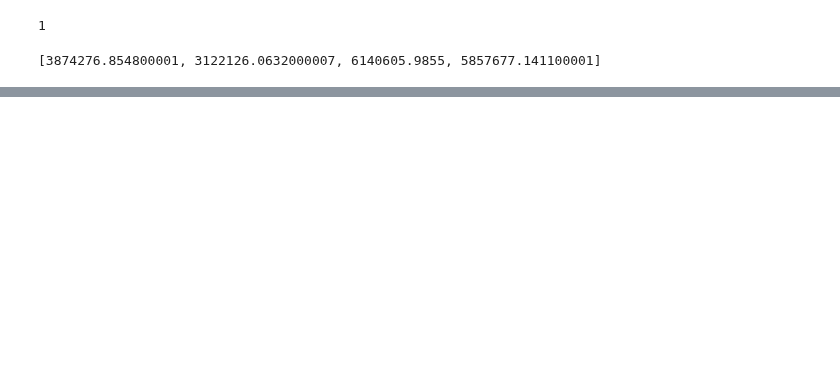
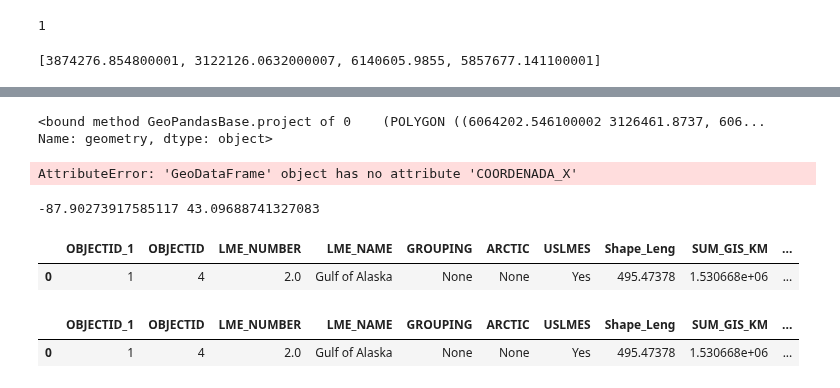
Before and after one commit to cgentemann/Biophysical, a Jupyter notebook: shapefile reading test code.ipynb, the cells around one changed output, grey strips where cells are left out. Saved outputs shown, nothing was run; the diff lists cells and outputs as text; code cells hidden in the pictures; blank space fills up the shorter version.

```diff
--- a/shapefile reading test code.ipynb
+++ b/shapefile reading test code.ipynb
@@ -124,0 +256,43 @@ sf.bbox
+# %%
+import geopandas as gpd
+data_dir = 'F:/data/NASA_biophysical/pices_shapefiles/'
+shp_file_base = 'PicesRegion11.shp'
+#pices projection is GCS_WGS_1984
+tmp = gpd.GeoDataFrame.from_file(data_dir+shp_file_base)
+#tmp.crs = {'init' :'WGS84'}
+tmp.crs = {'init' :'epsg:4326'}
+tmpWGS84 = tmp.to_crs({'proj':'longlat', 'ellps':'WGS84', 'datum':'WGS84'})
+#tmpWGS84.to_file(data_dir+shp_file_base+'.A')
+# %%
+tmp.geometry.project
+# %% [output]
+<bound method GeoPandasBase.project of 0    (POLYGON ((6064202.546100002 3126461.8737, 606...
+Name: geometry, dtype: object>
+# %%
+cx =tmp.COORDENADA_X.tolist()
+cy =tmp.COORDENADA_Y.tolist()
+utm15_wgs84 = pp.Proj(init='epsg:32615')
+tmp[['wgs_x', 'wgs_y']] = tmp.apply(lambda row:utm15_wgs84(row['COORDENADA_X'], row['COORDENADA_Y'], inverse=True), axis=1).apply(pd.Series)
+# %% [output]
+AttributeError: 'GeoDataFrame' object has no attribute 'COORDENADA_X'
+# %%
+from pyproj import Proj, transform
+# wisconsing EPSG:32054
+# epsg:4326 is for the entire world, wgs 84...not obvious
+inProj = Proj(init='epsg:32054', preserve_units=True)
+outProj = Proj(init='epsg:4326')
+x1,y1 = 2560131.496875003, 406816.434375003
+x2,y2 = transform(inProj,outProj,x1,y1)
+print (x2,y2)
+# %% [output]
+-87.90273917585117 43.09688741327083
+# %%
+tmp.head()
+# %% [output]
+|  | OBJECTID_1 | OBJECTID | LME_NUMBER | LME_NAME | GROUPING | ARCTIC | USLMES | Shape_Leng | SUM_GIS_KM | ... |
+| 0 | 1 | 4 | 2.0 | Gulf of Alaska | None | None | Yes | 495.47378 | 1.530668e+06 | ... |
+# %%
+tmp.to_crs(epsg=4326)
+# %% [output]
+|  | OBJECTID_1 | OBJECTID | LME_NUMBER | LME_NAME | GROUPING | ARCTIC | USLMES | Shape_Leng | SUM_GIS_KM | ... |
+| 0 | 1 | 4 | 2.0 | Gulf of Alaska | None | None | Yes | 495.47378 | 1.530668e+06 | ... |
```
Also changed, not shown: parts of 16 cells of this notebook.
